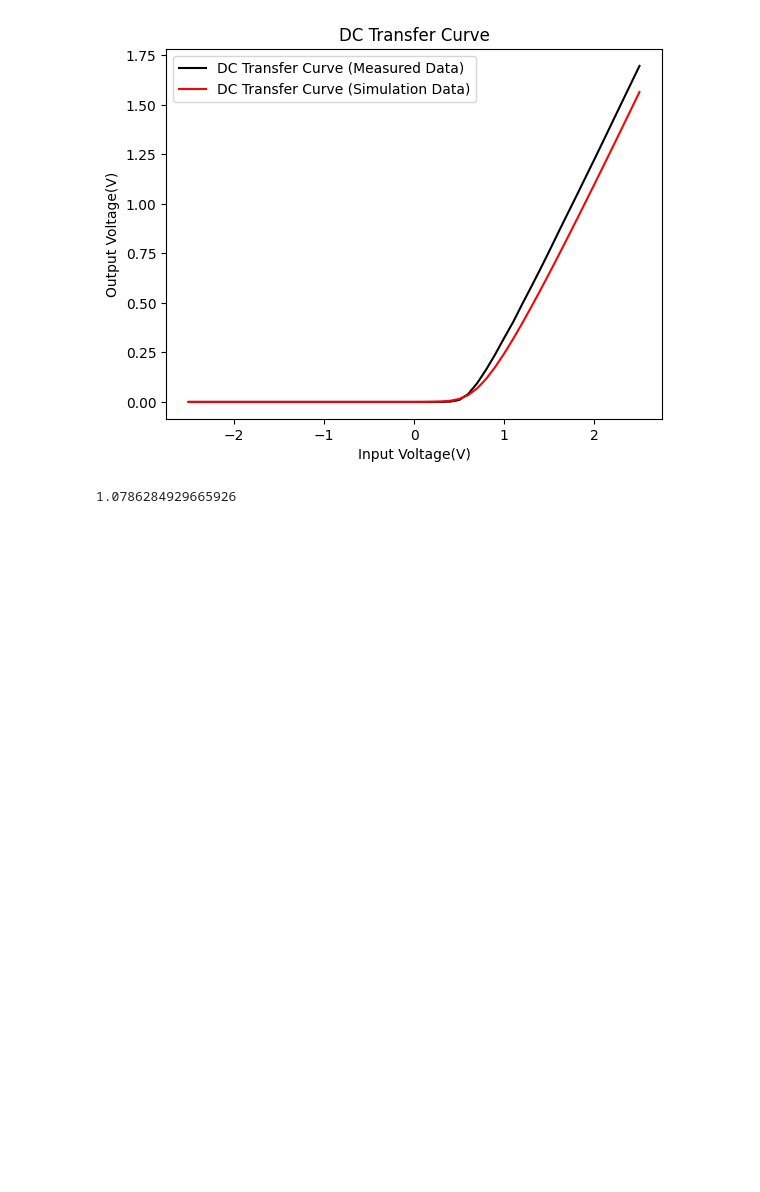
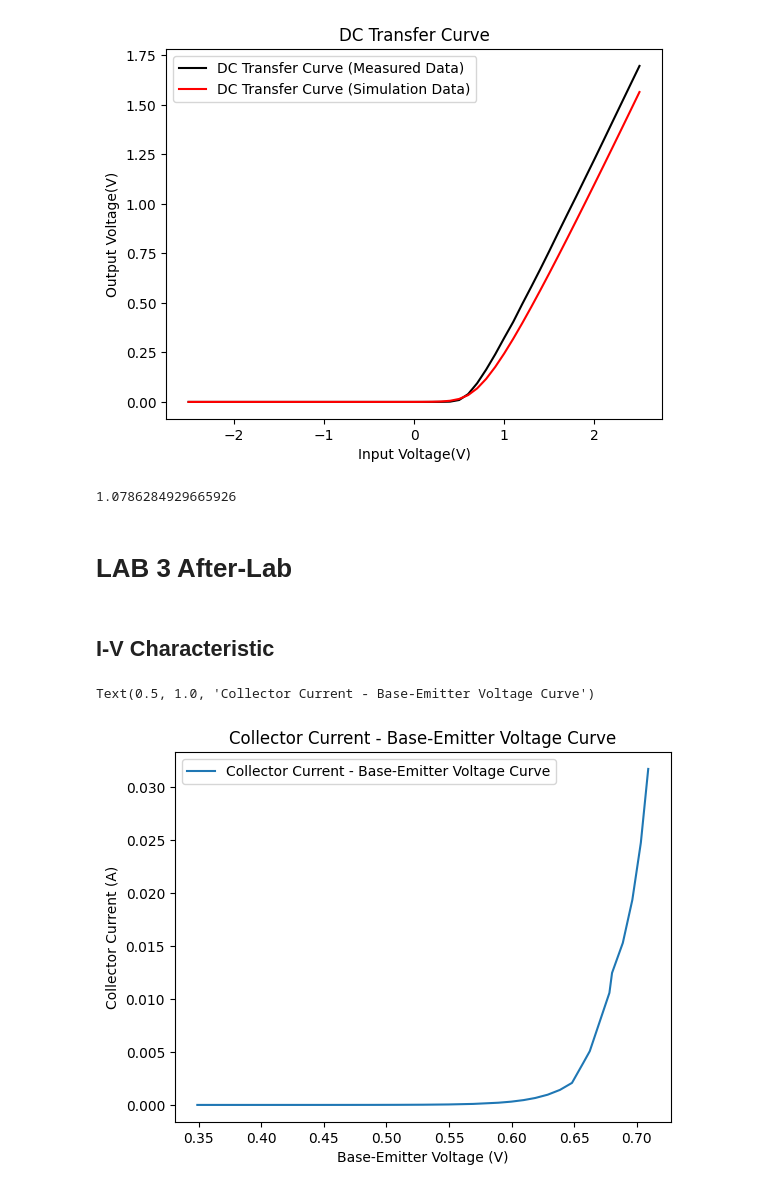
Before and after one commit to BrainConnection/Small_Project, a Jupyter notebook: IEC_LAB.ipynb, the cells around one changed output. Cells and saved outputs as stored; diff of their text form; code cells hidden in the pictures; blank space fills up the shorter version.

```diff
--- a/IEC_LAB.ipynb
+++ b/IEC_LAB.ipynb
@@ -564,3 +564,16 @@ MSE = np.sqrt(sum/51)
 MSE
 # %% [output]
 1.0786284929665926
+# %% [markdown]
+# LAB 3 After-Lab
+# %% [markdown]
+## I-V Characteristic
+# %%
+vbe = [0.349, 0.3702, 0.3896, 0.4098, 0.42901, 0.4497, 0.4693, 0.4897, 0.5092, 0.5294, 0.5496, 0.5693, 0.5895, 0.5996, 0.6096, 0.6189, 0.6288, 0.6386, 0.6482, 0.6572, 0.6624, 0.6781, 0.6802, 0.6888, 0.6964, 0.7032, 0.7091]
+ic = [0.01, 0.04, 0.08, 0.19, 0.42, 0.91, 1.96, 4.31, 9.21, 20.16, 44.39, 95.18, 208.01, 307.03, 455.71, 654.9, 964.2, 1417.4, 2077.4, 3959.2, 5064.9, 10570.4, 12450, 15278, 19337, 24729, 31691]
+
+vbe_trunc = [0.5294, 0.5496, 0.5693, 0.5895, 0.5996, 0.6096, 0.6189, 0.6288, 0.6386, 0.6482, 0.6572, 0.6624]
+ic_trunc_1 = [20.16, 44.39, 95.18, 208.01, 307.03, 455.71, 654.9, 964.2, 1417.4, 2077.4, 3959.2, 5064.9]
+
+ic_trunc_2 = [1417.4, 2077.4, 3959.2, 5064.9, 10570.4, 12450, 15278, 19337, 24729, 31691]
+ib = [-10.2354, 51.177, 102.3541, 184.2375, 317.2979, 818.8332, 982.5998, 1248.721, 1586.489, 2016.377]
@@ -566,0 +586,24 @@ MSE
+# %%
+vbe = np.array(vbe)
+ic = np.array(ic)/1000000
+
+vbe_trunc = np.array(vbe_trunc)
+ic_trunc_1 = np.array(ic_trunc_1)/1000000
+
+ic_trunc_2 = np.array(ic_trunc_2)/1000000
+ib = np.array(ib)/1000000
+
+vce = np.array(vce)
+ice = np.array(ice)/1000000
+
+vce_trunc = np.array(vce_trunc)
+ice_trunc = np.array(ice_trunc)/1000000
+# %%
+plt.plot(vbe, ic, label="Collector Current - Base-Emitter Voltage Curve")
+plt.ylabel("Collector Current (A)")
+plt.xlabel("Base-Emitter Voltage (V)")
+plt.legend()
+plt.title("Collector Current - Base-Emitter Voltage Curve")
+# %% [output]
+Text(0.5, 1.0, 'Collector Current - Base-Emitter Voltage Curve')
+[figure, added]
```
Also changed, not shown: parts of 21 cells of this notebook.
